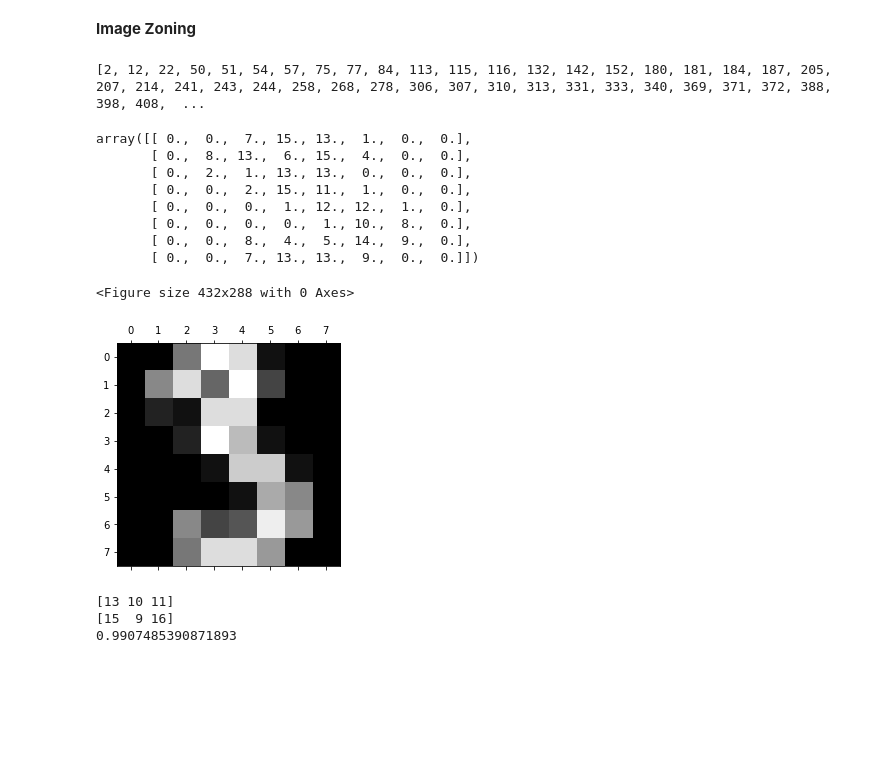
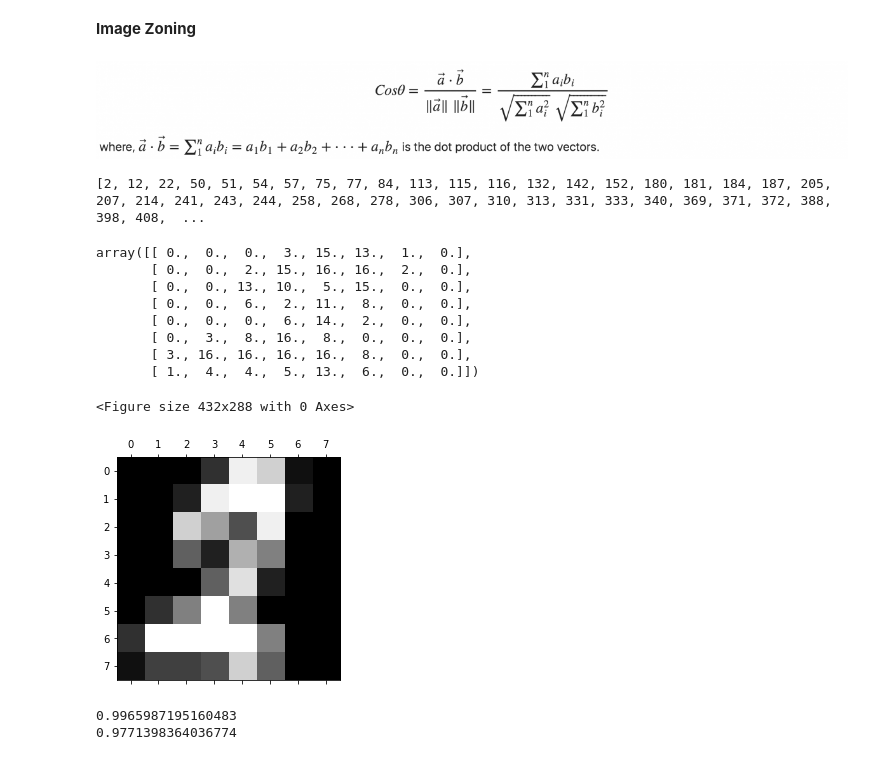
Before and after one commit to khojonat/CMSE202_Tech_1, a Jupyter notebook: Handwriting_Recoginition_Using_Zoning.ipynb, the cells around one changed output. Drawn from its saved outputs; the diff is of its cells as text; code cells hidden in the pictures; blank space fills up the shorter version.

```diff
--- a/Handwriting_Recoginition_Using_Zoning.ipynb
+++ b/Handwriting_Recoginition_Using_Zoning.ipynb
@@ -11,29 +12,33 @@ from sklearn.metrics import confusion_matrix
 # %%
 def cos_similarity(v1,v2):
     return np.dot(v1,v2)/np.dot(np.linalg.norm(v1),np.linalg.norm(v2))
+
+Image(filename='Cosine-Similarity-Formula-1.png')
+# %% [output]
+[figure, added]
 # %%
 digits = load_digits()
 print([i for i in range(len(digits["target"])) if digits["target"][i]==2])
 # %% [output]
 [2, 12, 22, 50, 51, 54, 57, 75, 77, 84, 113, 115, 116, 132, 142, 152, 180, 181, 184, 187, 205, 207, 214, 241, 243, 244, 258, 268, 278, 306, 307, 310, 313, 331, 333, 340, 369, 371, 372, 388, 398, 408,  ...
 # %%
-digits["images"][3]
+digits["images"][502]
 # %% [output]
-array([[ 0.,  0.,  7., 15., 13.,  1.,  0.,  0.],
-       [ 0.,  8., 13.,  6., 15.,  4.,  0.,  0.],
-       [ 0.,  2.,  1., 13., 13.,  0.,  0.,  0.],
-       [ 0.,  0.,  2., 15., 11.,  1.,  0.,  0.],
-       [ 0.,  0.,  0.,  1., 12., 12.,  1.,  0.],
-       [ 0.,  0.,  0.,  0.,  1., 10.,  8.,  0.],
-       [ 0.,  0.,  8.,  4.,  5., 14.,  9.,  0.],
-       [ 0.,  0.,  7., 13., 13.,  9.,  0.,  0.]])
+array([[ 0.,  0.,  0.,  3., 15., 13.,  1.,  0.],
+       [ 0.,  0.,  2., 15., 16., 16.,  2.,  0.],
+       [ 0.,  0., 13., 10.,  5., 15.,  0.,  0.],
+       [ 0.,  0.,  6.,  2., 11.,  8.,  0.,  0.],
+       [ 0.,  0.,  0.,  6., 14.,  2.,  0.,  0.],
+       [ 0.,  3.,  8., 16.,  8.,  0.,  0.,  0.],
+       [ 3., 16., 16., 16., 16.,  8.,  0.,  0.],
+       [ 1.,  4.,  4.,  5., 13.,  6.,  0.,  0.]])
 # %%
 plt.gray()
-plt.matshow(digits.images[3])
+plt.matshow(digits.images[502])
 plt.show()
 # %% [output]
 <Figure size 432x288 with 0 Axes>
-[figure, old version]
+[figure, new version]
 # %%
 def dark_zone_Vector(array):
     vec=[]
@@ -59,10 +94,12 @@ def dark_zone_Vector(array):
     #Splits into 4 zones and counts dark pixels for each zone.
-# %%
-print(zone_Vector(digits["images"][0]))
-print(zone_Vector(digits["images"][1]))
-print(cos_similarity(zone_Vector(digits["images"][2]),zone_Vector(digits["images"][22])))
-# %% [output]
-[13 10 11]
-[15  9 16]
-0.9907485390871893
+# %%
+v=dark_zone_Vector(digits["images"][0])
+v1=light_zone_Vector(digits["images"][0])
+c1=dark_zone_Vector(digits["images"][10])
+c2=light_zone_Vector(digits["images"][10])
+print(cos_similarity(v,c1))
+print(cos_similarity(v1,c2))
+# %% [output]
+0.9965987195160483
+0.9771398364036774
 # %%
```
Also changed, not shown: parts of 6 cells of this notebook, 1 other file.
